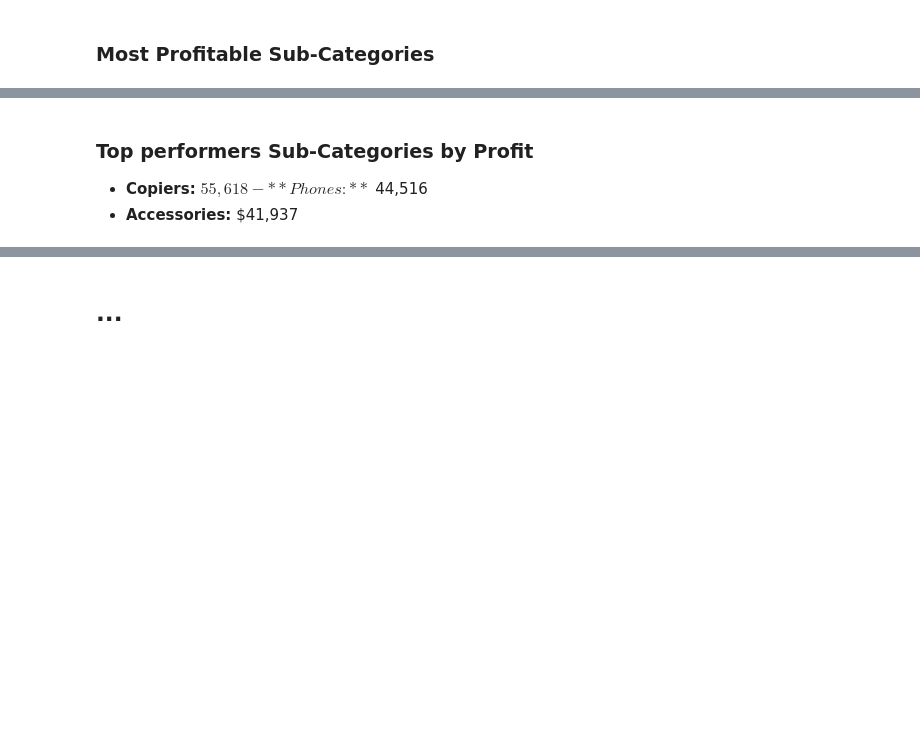
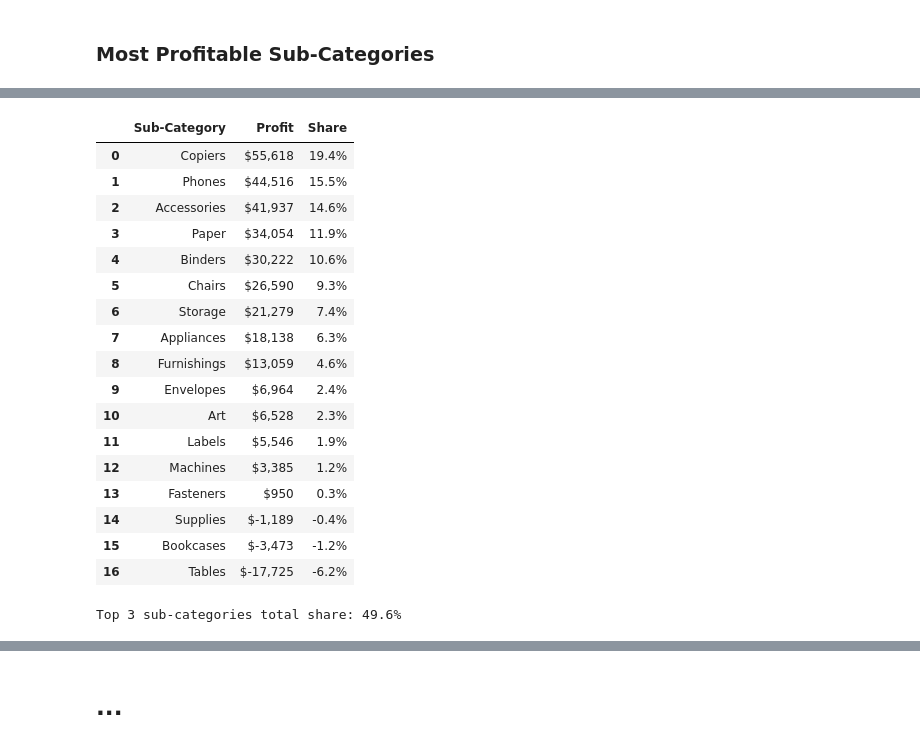
Before and after one commit to victorquoos/superstore-sales-analysis, a Jupyter notebook: notebooks/analysis.ipynb, the cells around one changed output, grey strips where cells are left out. Cells and saved outputs as stored; diff of their text form; code cells hidden in the pictures; blank space fills up the shorter version.

```diff
--- a/notebooks/analysis.ipynb
+++ b/notebooks/analysis.ipynb
@@ -230,14 +224,32 @@ plt.grid(axis="y", linestyle="--", alpha=0.7)
 # %%
-# Top Categories
-top_3_categories = top_categories.head(3)
-
-top_categories_md = "### Top performers Sub-Categories by Profit"
-for idx, val in top_3_categories.items():
-    top_categories_md += f"\n- **{idx}:** ${val:,.0f}"
-
-display(Markdown(top_categories_md))
+# Top Sub-Categories Share
+top_subcategories["Share"] = top_subcategories["Profit"] / df["Profit"].sum() * 100
+top_subcategories.style.format({
+    "Profit": "${:,.0f}",
+    "Share": "{:.1f}%"
+})
 # %% [output]
-### Top performers Sub-Categories by Profit
-- **Copiers:** $55,618
-- **Phones:** $44,516
-- **Accessories:** $41,937
+|  | Sub-Category | Profit | Share |
+| 0 | Copiers | $55,618 | 19.4% |
+| 1 | Phones | $44,516 | 15.5% |
+| 2 | Accessories | $41,937 | 14.6% |
+| 3 | Paper | $34,054 | 11.9% |
+| 4 | Binders | $30,222 | 10.6% |
+| 5 | Chairs | $26,590 | 9.3% |
+| 6 | Storage | $21,279 | 7.4% |
+| 7 | Appliances | $18,138 | 6.3% |
+| 8 | Furnishings | $13,059 | 4.6% |
+| 9 | Envelopes | $6,964 | 2.4% |
+| 10 | Art | $6,528 | 2.3% |
+| 11 | Labels | $5,546 | 1.9% |
+| 12 | Machines | $3,385 | 1.2% |
+| 13 | Fasteners | $950 | 0.3% |
+| 14 | Supplies | $-1,189 | -0.4% |
+| 15 | Bookcases | $-3,473 | -1.2% |
+| 16 | Tables | $-17,725 | -6.2% |
+# %%
+# Calculate the total share of the top 3 sub-categories
+top_3_share = top_subcategories.head(3)["Share"].sum()
+print(f"Top 3 sub-categories total share: {float(top_3_share):.1f}%")
+# %% [output]
+Top 3 sub-categories total share: 49.6%
```
Also changed, not shown: parts of 6 cells of this notebook.
